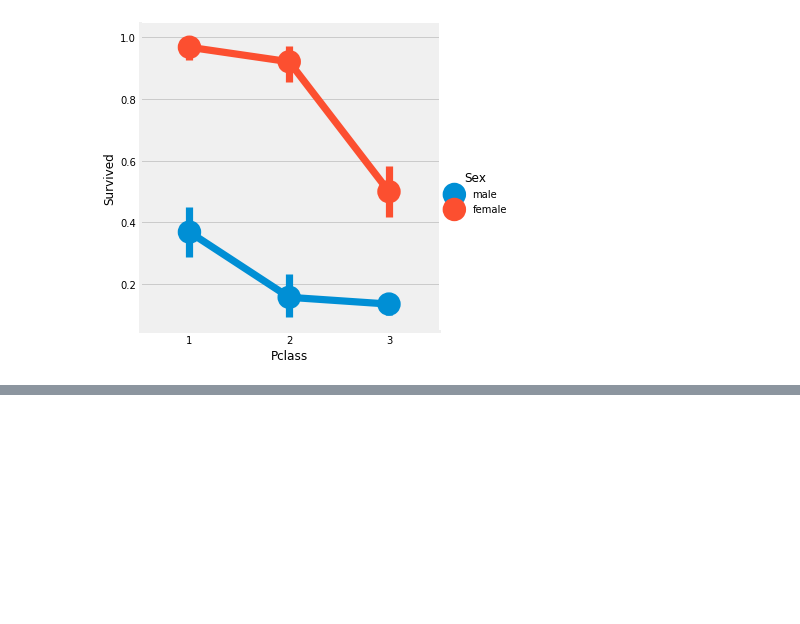
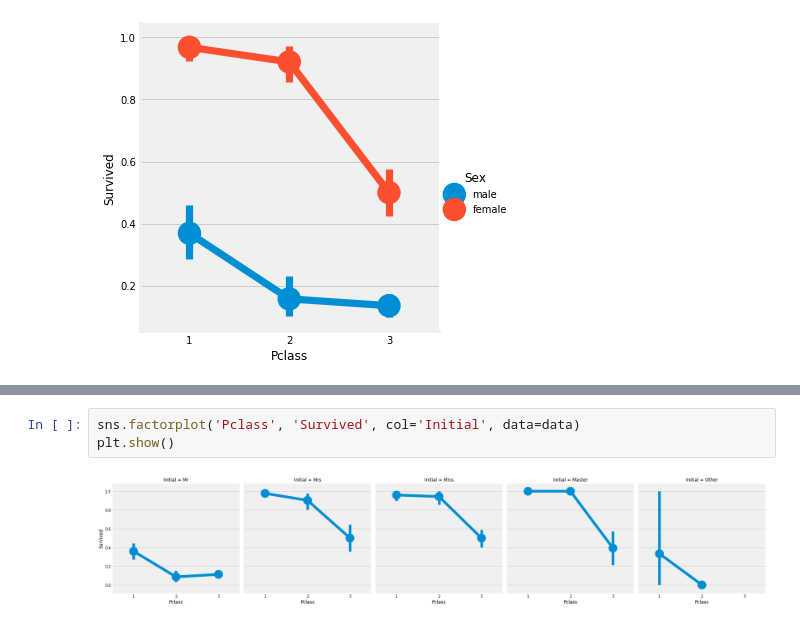
Before and after one commit to bluewood-truth/KaggleStudy, a Jupyter notebook: Binary classification/1st level_Titanic/Titanic02.ipynb, the cells around one changed output, grey strips where cells are left out. Cells and saved outputs as stored; diff of their text form; blank space fills up the shorter version.

```diff
--- a/Binary classification/1st level_Titanic/Titanic02.ipynb
+++ b/Binary classification/1st level_Titanic/Titanic02.ipynb
@@ -213,0 +315,5 @@ Pclass 또한 매우 중요한 feature로 보입니다. 다른 feature를 살펴
+# %%
+sns.factorplot('Pclass', 'Survived', col='Initial', data=data)
+plt.show()
+# %% [output]
+[figure, added]
```
Also changed, not shown: parts of 38 cells of this notebook.
